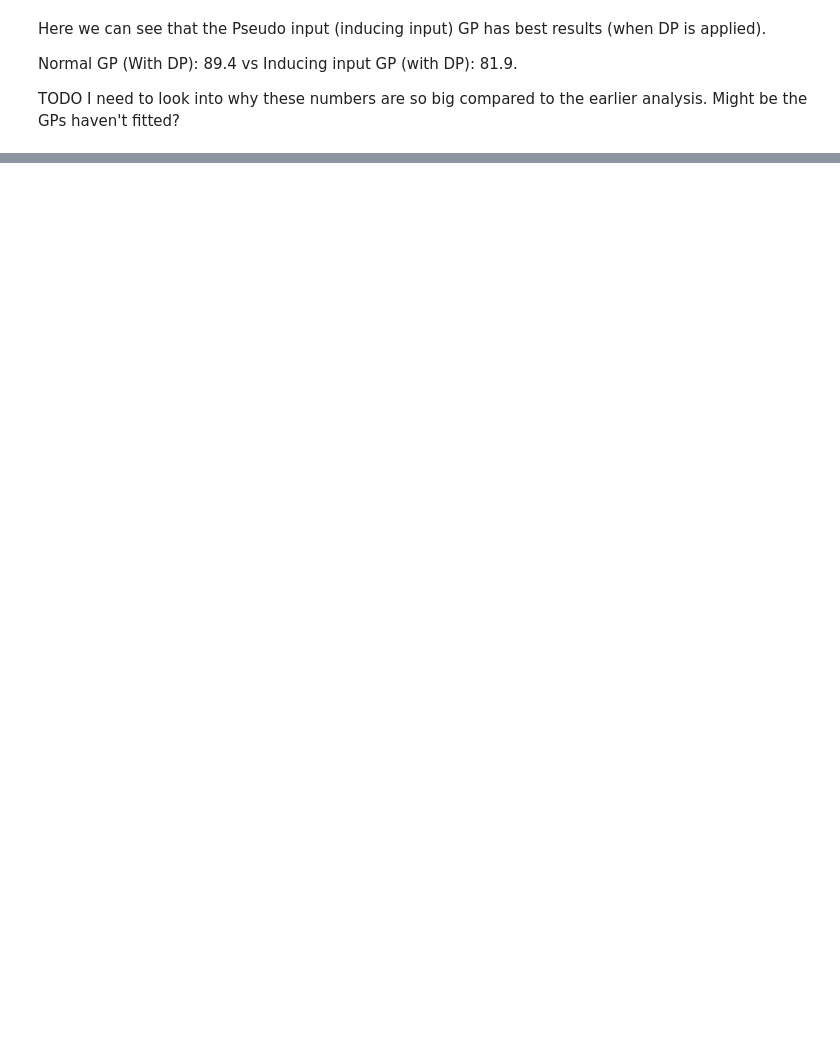
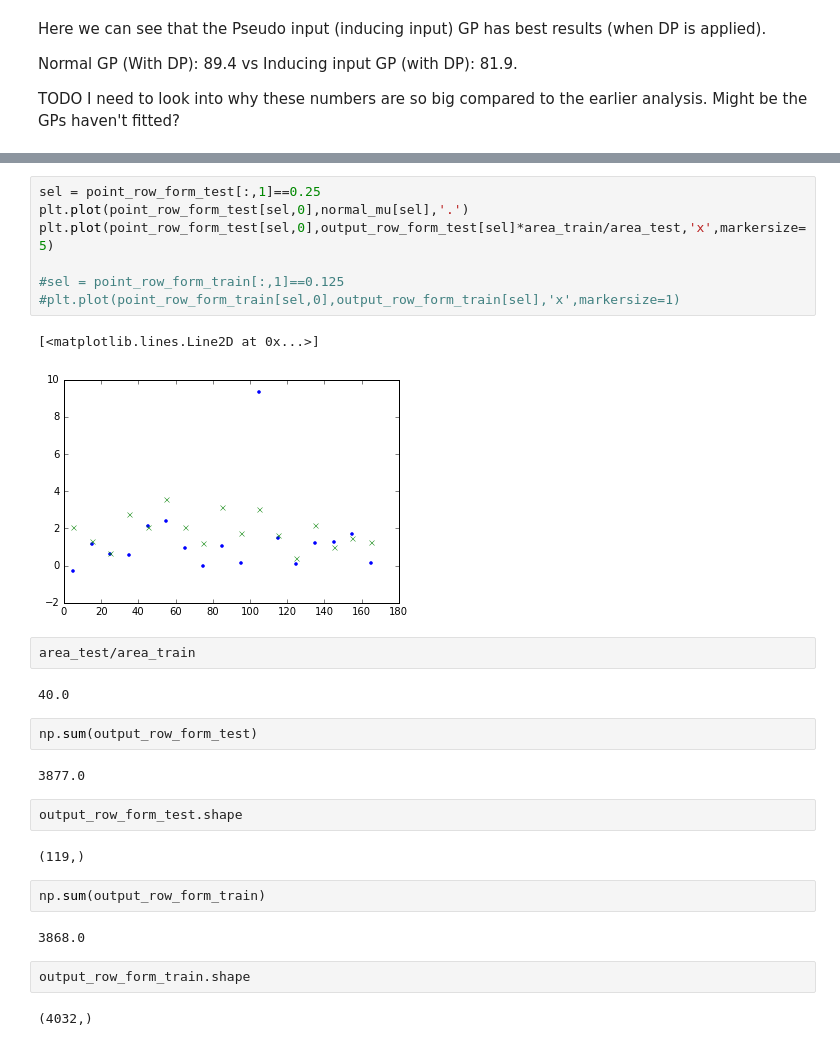
Before and after one commit to lionfish0/dp, a Jupyter notebook: New york bike hire.ipynb, the cells around one changed output, grey strips where cells are left out. Saved outputs shown, nothing was run; the diff lists cells and outputs as text; blank space fills up the shorter version.

```diff
--- a/New york bike hire.ipynb
+++ b/New york bike hire.ipynb
@@ -579,0 +601,30 @@ TODO I need to look into why these numbers are so big compared to the earlier an
+# %%
+sel = point_row_form_test[:,1]==0.25
+plt.plot(point_row_form_test[sel,0],normal_mu[sel],'.')
+plt.plot(point_row_form_test[sel,0],output_row_form_test[sel]*area_train/area_test,'x',markersize=5)
+
+#sel = point_row_form_train[:,1]==0.125
+#plt.plot(point_row_form_train[sel,0],output_row_form_train[sel],'x',markersize=1)
+# %% [output]
+[<matplotlib.lines.Line2D at 0x...>]
+[figure, added]
+# %%
+area_test/area_train
+# %% [output]
+40.0
+# %%
+np.sum(output_row_form_test)
+# %% [output]
+3877.0
+# %%
+output_row_form_test.shape
+# %% [output]
+(119,)
+# %%
+np.sum(output_row_form_train)
+# %% [output]
+3868.0
+# %%
+output_row_form_train.shape
+# %% [output]
+(4032,)
```
Also changed, not shown: parts of 9 cells of this notebook.
